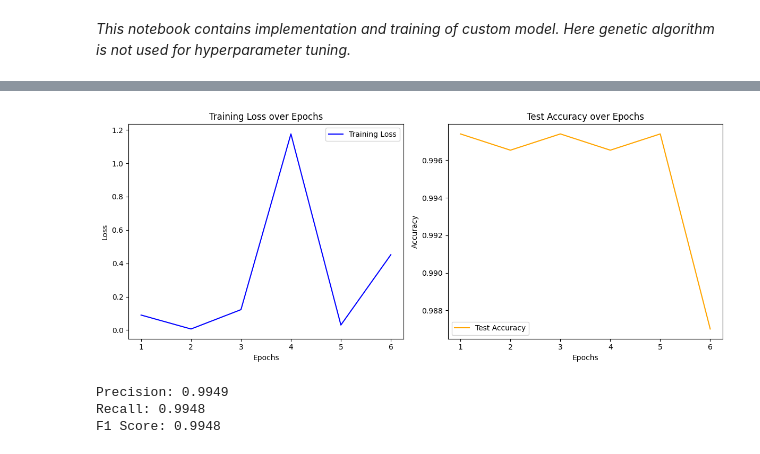
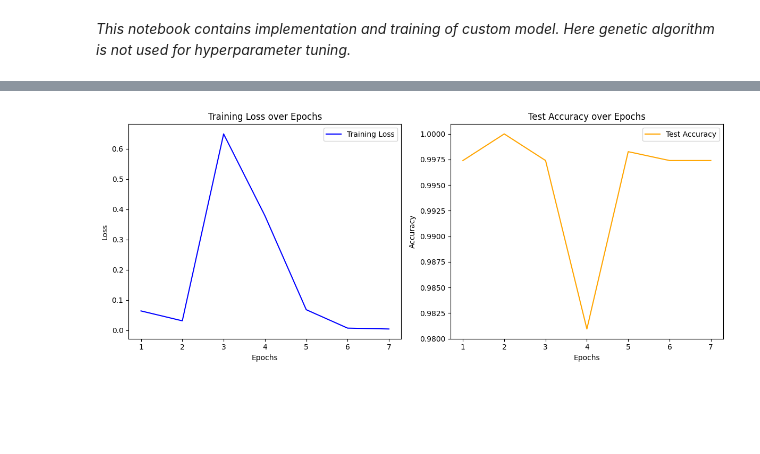
Before and after one commit to Radhika-Amar-Desai/Ethereum_Fraud_Transaction_Detection, a Jupyter notebook: DataAnalysis/Model.ipynb, the cells around one changed output, grey strips where cells are left out. Cells and saved outputs as stored; diff of their text form; code cells hidden in the pictures; blank space fills up the shorter version.

```diff
--- a/DataAnalysis/Model.ipynb
+++ b/DataAnalysis/Model.ipynb
@@ -83,7 +83,7 @@ class DeepResidualANNModel(nn.Module):
         x = F.relu(self.fc6(x_residual2)) + x_residual2  # Adding residual connection
 
         x = self.fc_out(x)
-        return F.log_softmax(x, dim=1)
+        return F.log_softmax(x)
 
 # Instantiate the model
 model = DeepResidualANNModel()
@@ -96,6 +96,7 @@ import matplotlib.pyplot as plt
 # Assuming model, train_loader, test_loader, and device are already set up
 
 device = torch.device("cuda" if torch.cuda.is_available() else "cpu")
+model = model.to(device)
 
 optimizer = torch.optim.Adam(model.parameters(), lr=0.01)
 
@@ -145,6 +146,8 @@ for epoch in range(num_epochs):
     if accuracy > best_accuracy:
         best_accuracy = accuracy
         epochs_no_improve = 0
+        # Save the best model
+        torch.save(model.state_dict(), "best_model.pt")
     else:
         epochs_no_improve += 1
 
@@ -190,26 +194 @@ Final Test Accuracy: 0.9974
-[figure, old version]
+[figure, new version]
-# %%
-import torch
-import torch.nn.functional as F
-import matplotlib.pyplot as plt
-from sklearn.metrics import precision_recall_fscore_support
-
-# Lists to store predictions and labels for computing F1 score, precision, and recall
-all_predictions = []
-all_labels = []
-
-for inputs, labels in val_loader:
-    outputs = model(inputs)
-    _, predicted = torch.max(outputs.data, 1)
-    all_predictions.extend(predicted.tolist())
-    all_labels.extend(labels.tolist())
-
-precision, recall, f1, _ = precision_recall_fscore_support(all_labels, all_predictions, average='weighted')
-
-print(f'Precision: {precision:.4f}')
-print(f'Recall: {recall:.4f}')
-print(f'F1 Score: {f1:.4f}')
-# %% [output]
-Precision: 0.9949
-Recall: 0.9948
-F1 Score: 0.9948
```
Also changed, not shown: parts of 1 cell of this notebook, 6 other files.
